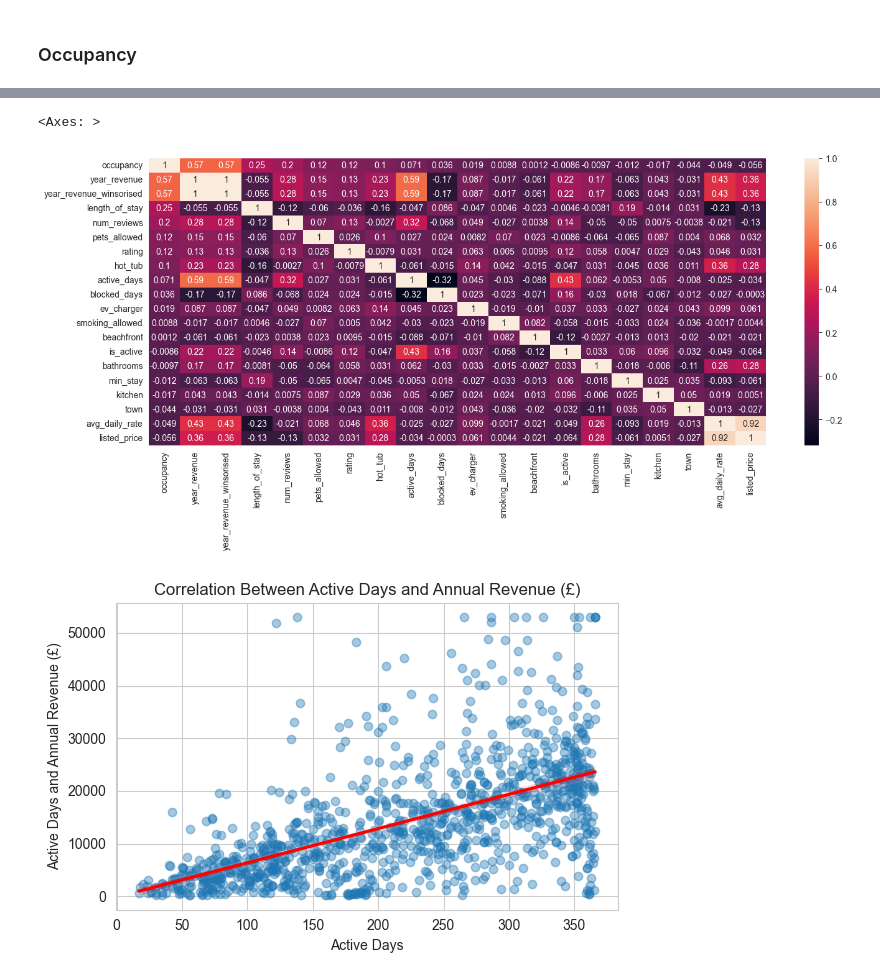
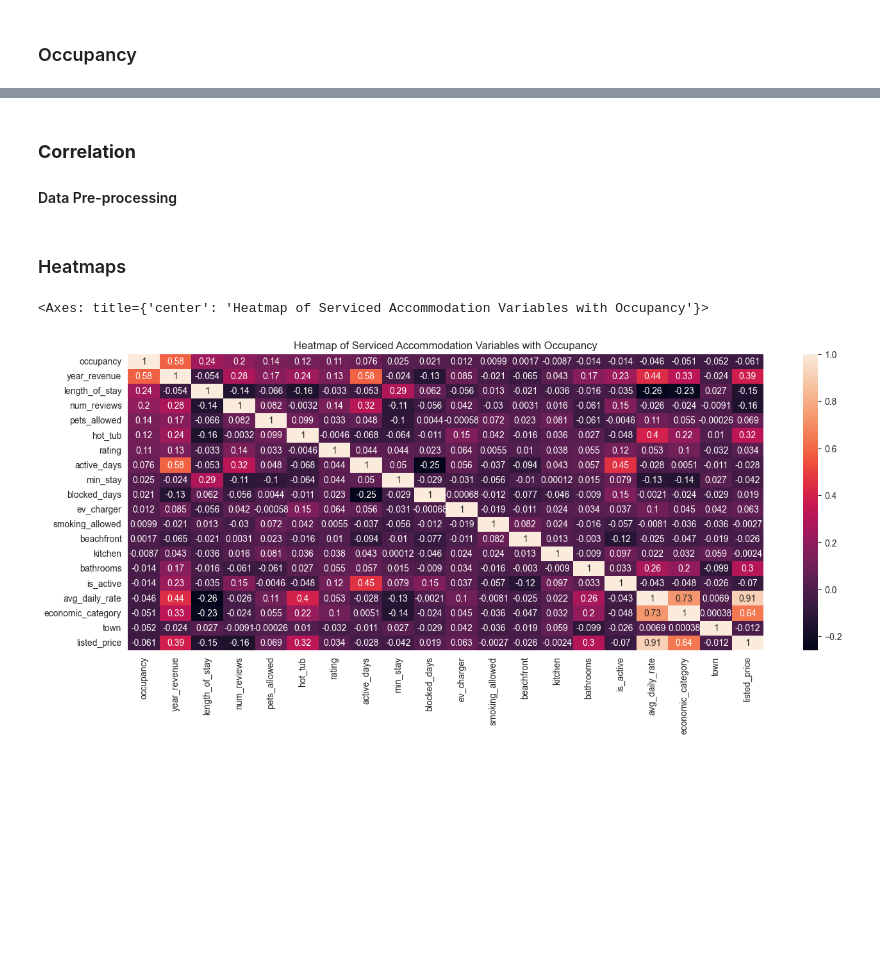
Before and after one commit to AvChilds/serviced_accommodation_ML_project, a Jupyter notebook: masters_assignment_1.ipynb, the cells around one changed output, grey strips where cells are left out. Saved outputs shown, nothing was run; the diff lists cells and outputs as text; code cells hidden in the pictures; blank space fills up the shorter version.

```diff
--- a/masters_assignment_1.ipynb
+++ b/masters_assignment_1.ipynb
@@ -457,0 +514,2 @@ Observations:
+# %%
+data_filtered = data[(data['min_stay'] <= 7) & (data['blocked_days'] <= 225)]
@@ -457,0 +522,2 @@ Observations:
+# %%
+data = data_filtered
@@ -458,8 +622,5 @@ Observations:
 # %% [markdown]
 ### Revenue
-# %%
-#Using winsorization for outlier management
-data['year_revenue_winsorised']= winsorize(data['year_revenue'], limits=[0.01, 0.01])  # setting caps at 1% and 99%
 # %%
 #Visualising distributions col = 'est_rental_revenue_median'
 
@@ -778,0 +838,32 @@ data_encoded.head(20)
+# %%
+# visualising categorical features
+
+threshold = 60
+data['occupancy_group'] = data['occupancy'].apply(
+    lambda x: 'High' if x >= threshold else 'Low'
+)
+n_cols = 6
+n_rows = 2
+
+fig, axes = plt.subplots(n_rows, n_cols, figsize=(15, n_rows * 3))
+axes = axes.flatten()
+
+# Plot bar charts
+for i, col in enumerate(categorical_cols):
+    group_dist = pd.crosstab(data[col], data['occupancy_group'], normalize='columns') * 100
+    group_dist = group_dist.round(2)
+    group_dist.plot(kind='bar', ax=axes[i], color=['salmon', 'skyblue'], legend=False)
+
+
+    axes[i].set_ylabel('Percentage (%)')
+    axes[i].grid(axis='y', linestyle='--', alpha=0.7)
+
+handles, labels = axes[0].get_legend_handles_labels()
+fig.legend(handles, labels, loc='center left', bbox_to_anchor=(1.0, 0.5), title='Occupancy Group')
+
+# Hide any unused subplots
+for j in range(i + 1, len(axes)):
+    fig.delaxes(axes[j])
+
+plt.tight_layout()
+plt.show()
@@ -778,0 +917,5 @@ data_encoded.head(20)
+# %% [markdown]
+### **Correlation**
+
+
+#### Data Pre-processing
@@ -779,26 +932,18 @@ data_encoded.head(20)
+# %% [markdown]
+### Heatmaps
 # %%
 # Increase the size of the heatmap.
 plt.figure(figsize=(16, 6))
+plt.title('Heatmap of Serviced Accommodation Variables with Occupancy')
 
 
 #Quality correlation matrix
 
 k =20  # number of variables for heatmap # want to just pick out the top 12
 cols = data_encoded.corr().nlargest(k, 'occupancy')['occupancy'].index  # method
 cm = data_encoded[cols].corr()
 
 sns.heatmap(cm, annot=True)
 # %% [output]
-<Axes: >
+<Axes: title={'center': 'Heatmap of Serviced Accommodation Variables with Occupancy'}>
-[figure, old version]
+[figure, new version]
-# %%
-plt.figure(figsize=(6, 4))
-sns.regplot(data=data, x='active_days', y='year_revenue_winsorised', scatter_kws={'alpha':0.4}, line_kws={'color':'red'})
-plt.title('Correlation Between Active Days and Annual Revenue (£)')
-plt.xlabel('Active Days')
-plt.ylabel('Active Days and Annual Revenue (£)')
-plt.grid(True)
-plt.tight_layout()
-plt.show()
-# %% [output]
-[figure, removed]
```
Also changed, not shown: parts of 92 cells of this notebook.
